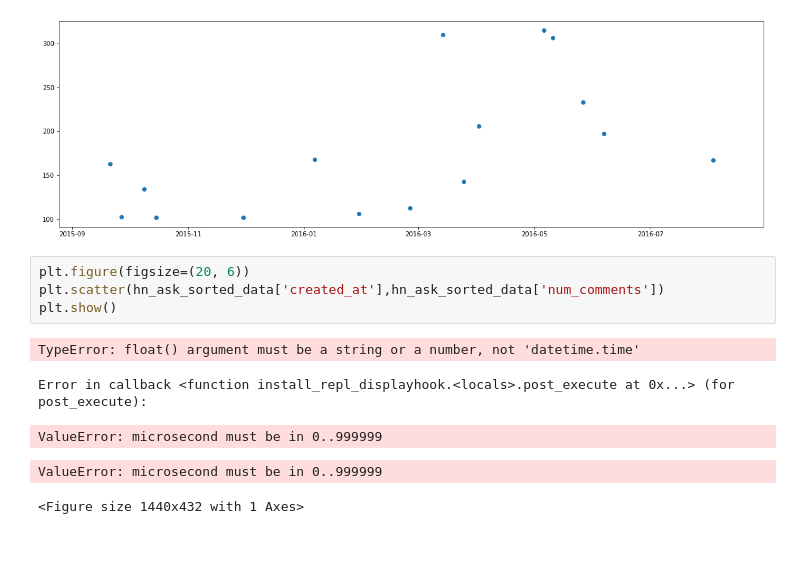
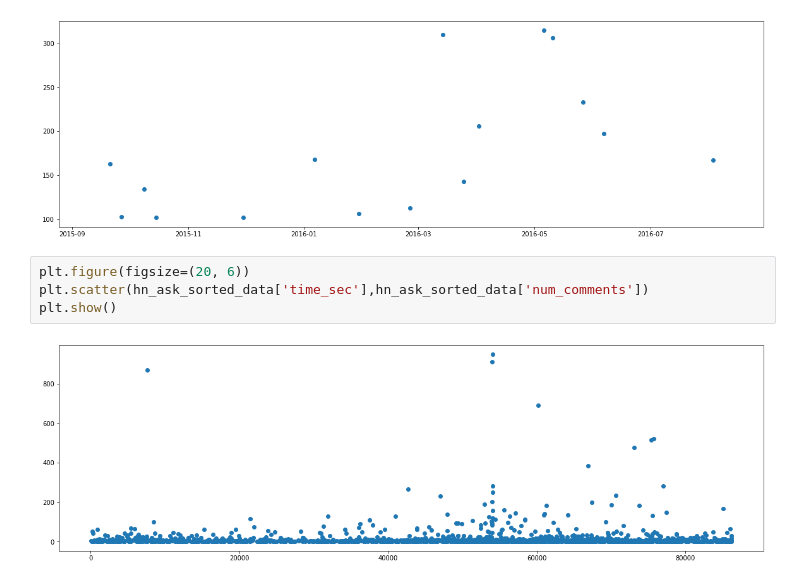
Before and after one commit to ndangalasinh/dataquest_hackernews_posts_analysis_1, a Jupyter notebook: hacker_news_analysis.ipynb, the cells around one changed output. Saved outputs shown, nothing was run; the diff lists cells and outputs as text; blank space fills up the shorter version.

```diff
--- a/hacker_news_analysis.ipynb
+++ b/hacker_news_analysis.ipynb
@@ -226,14 +252,10 @@ plt.show()
 [figure]
 # %%
 plt.figure(figsize=(20, 6))
-plt.scatter(hn_ask_sorted_data['created_at'],hn_ask_sorted_data['num_comments'])
+plt.scatter(hn_ask_sorted_data['time_sec'],hn_ask_sorted_data['num_comments'])
 plt.show()
 # %% [output]
-TypeError: float() argument must be a string or a number, not 'datetime.time'
-Error in callback <function install_repl_displayhook.<locals>.post_execute at 0x...> (for post_execute):
-ValueError: microsecond must be in 0..999999
-ValueError: microsecond must be in 0..999999
-<Figure size 1440x432 with 1 Axes>
+[figure, added]
 # %%
 plt.figure(figsize=(20, 6))
 plt.scatter(hn_show_sorted_data['created_at'],hn_show_sorted_data['num_comments'])
```
Also changed, not shown: parts of 8 cells of this notebook.
